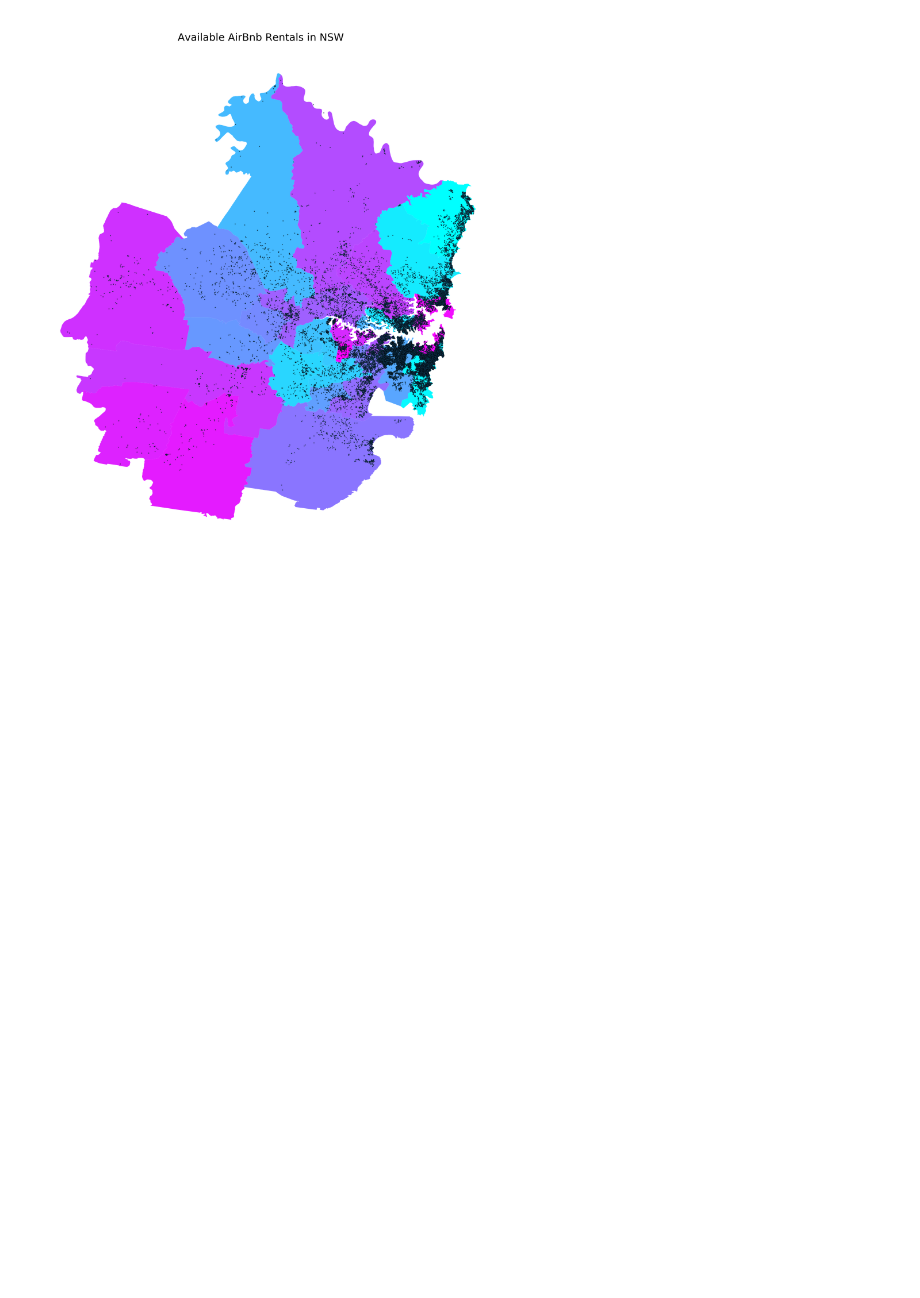
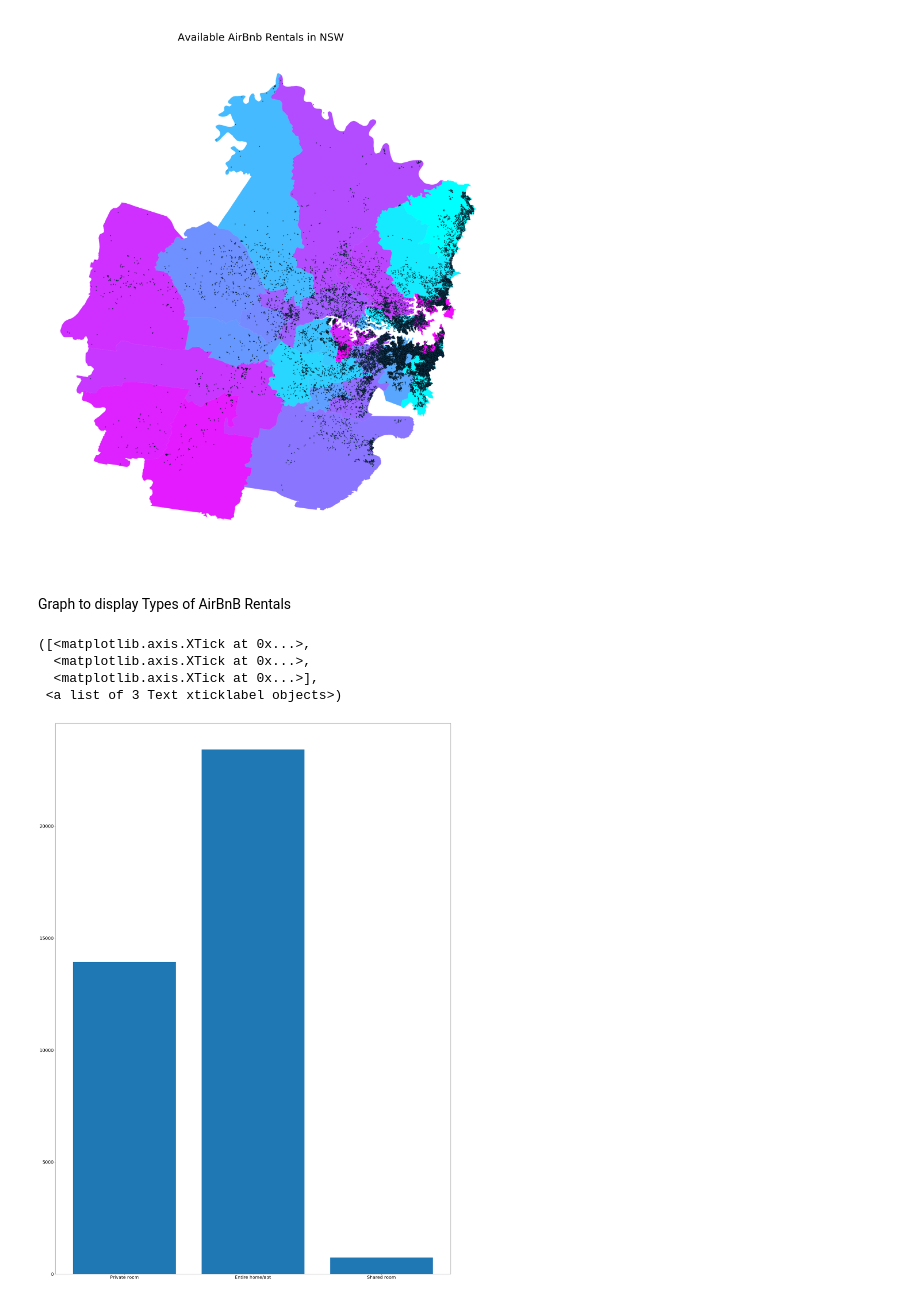
Before and after one commit to JetTheCat/airbnb-dataset-analysis, a Jupyter notebook: AirBNB Data Set Analysis.ipynb, the cells around one changed output. Drawn from its saved outputs; the diff is of its cells as text; code cells hidden in the pictures; blank space fills up the shorter version.

Commit message:
Added stuff

```diff
--- a/AirBNB Data Set Analysis.ipynb
+++ b/AirBNB Data Set Analysis.ipynb
@@ -165,3 +88,5 @@ plt.figtext(.5,.85,"Available AirBnb Rentals in NSW",fontsize=50,ha='center')
 # %% [output]
 Text(0.5, 0.85, 'Available AirBnb Rentals in NSW')
 [figure]
+# %% [markdown]
+Graph to display Types of AirBnB Rentals
@@ -167,0 +141,15 @@ Text(0.5, 0.85, 'Available AirBnb Rentals in NSW')
+# %%
+room_data = createRoomList(listings)
+room_data = pd.DataFrame(room_data)
+
+# numply plot stuff
+# Set number of data points to plot with "nump"
+nump_row = np.arange(len(room_data))
+plt.bar(nump_row, room_data["count"])
+plt.xticks(nump_row, room_data["rtype"])
+# %% [output]
+([<matplotlib.axis.XTick at 0x...>,
+  <matplotlib.axis.XTick at 0x...>,
+  <matplotlib.axis.XTick at 0x...>],
+ <a list of 3 Text xticklabel objects>)
+[figure, added]
```
Also changed, not shown: parts of 17 cells of this notebook.
